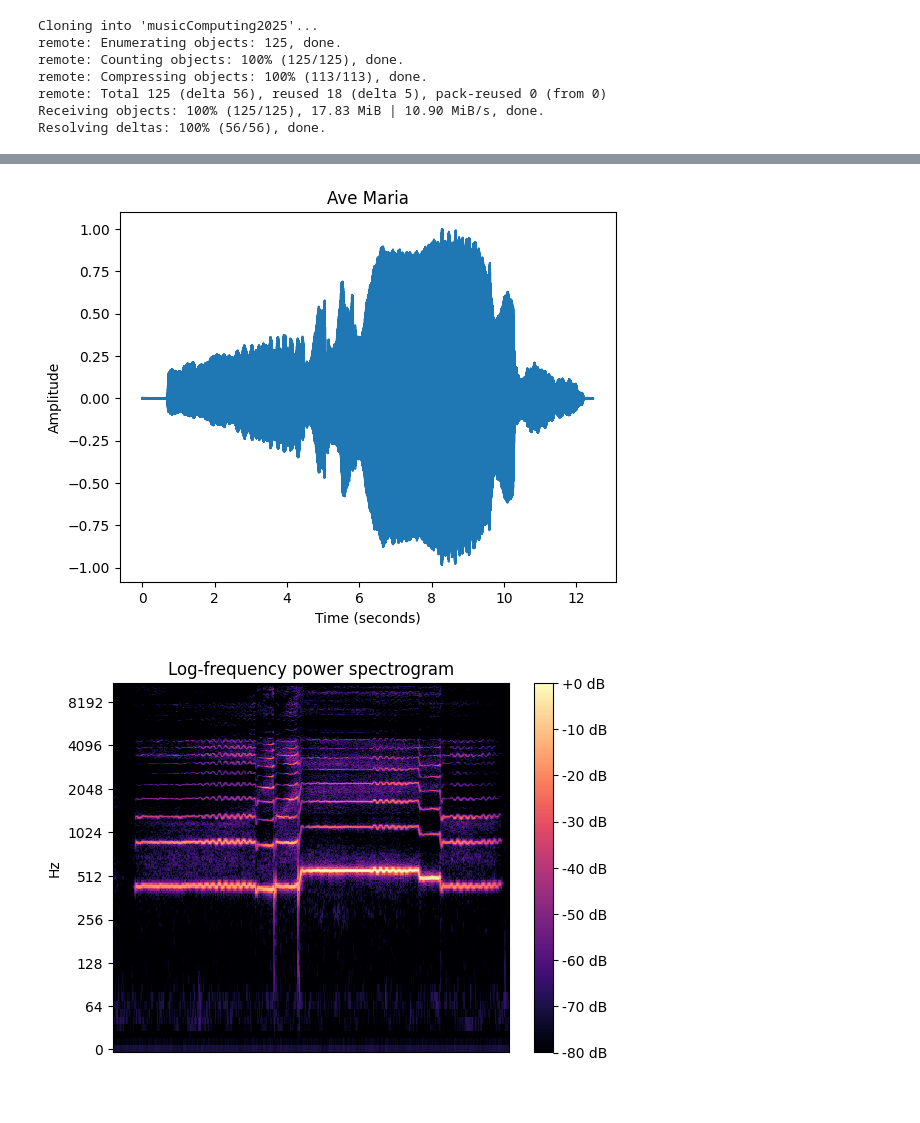
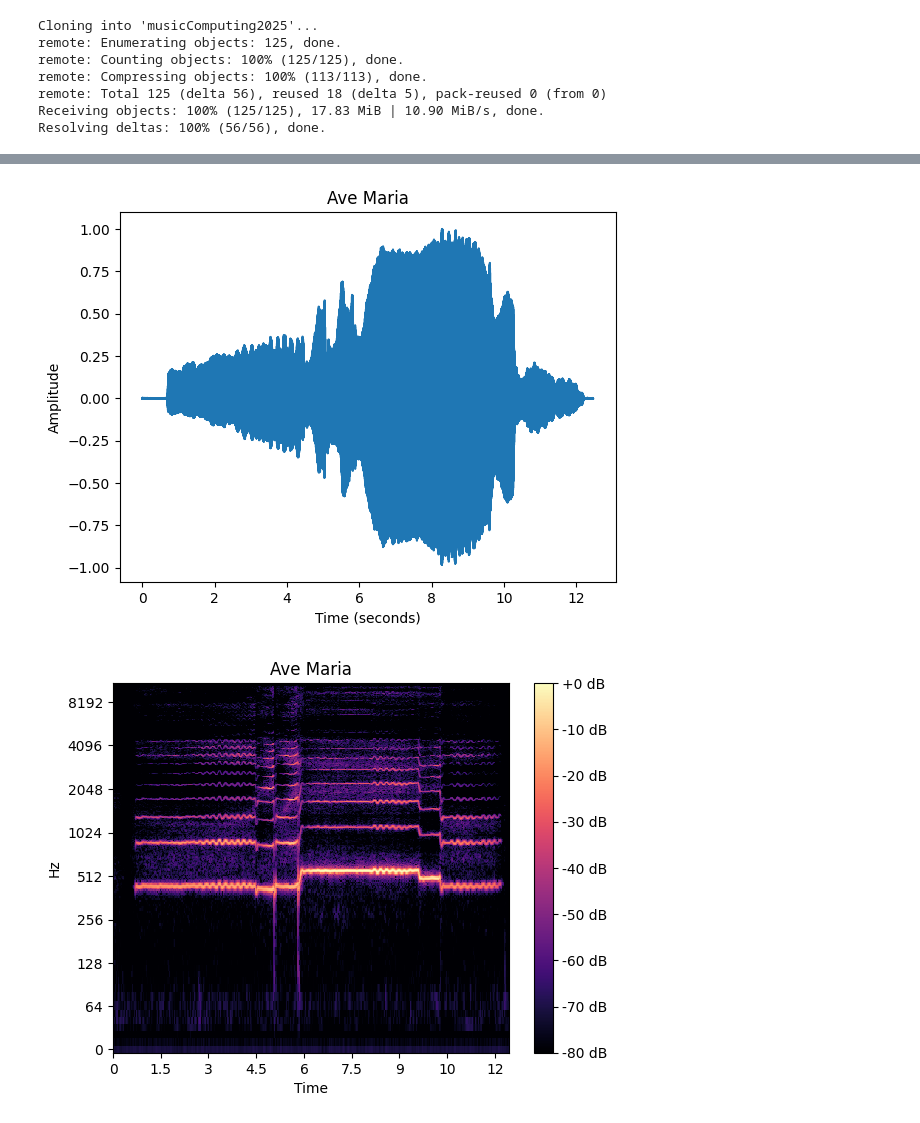
Before and after one commit to ClaudeS549/Music-Computing, a Jupyter notebook: assignments/labAssignment3.ipynb, the cells around one changed output, grey strips where cells are left out. Drawn from its saved outputs; the diff is of its cells as text; code cells hidden in the pictures.

```diff
--- a/assignments/labAssignment3.ipynb
+++ b/assignments/labAssignment3.ipynb
@@ -73,12 +74,13 @@ specType = 'linear'
 # %%
 title = 'Ave Maria'
 winSize = 2048
 specType = 'log'
 
 #call plotAudioFunc
+plotAudioFunc(sig,sr,title,winSize,specType)
 # %% [output]
 [figure]
-[figure, old version]
+[figure, new version]
 # %%
 title = 'Ave Maria'
 winSize = 256
```
Also changed, not shown: parts of 3 cells of this notebook.
